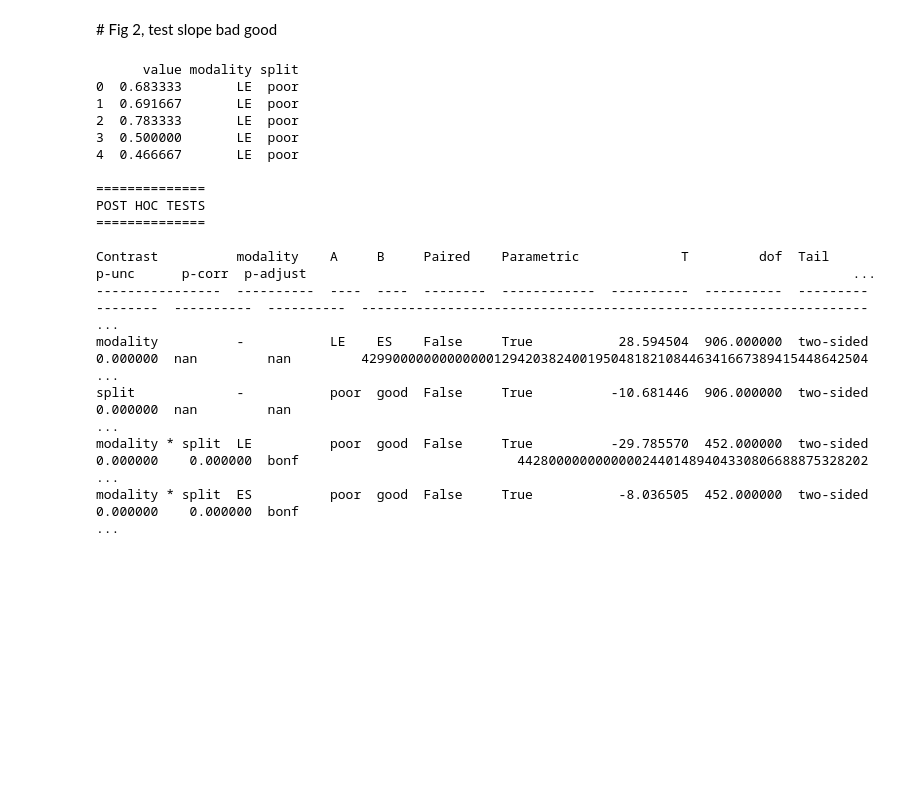
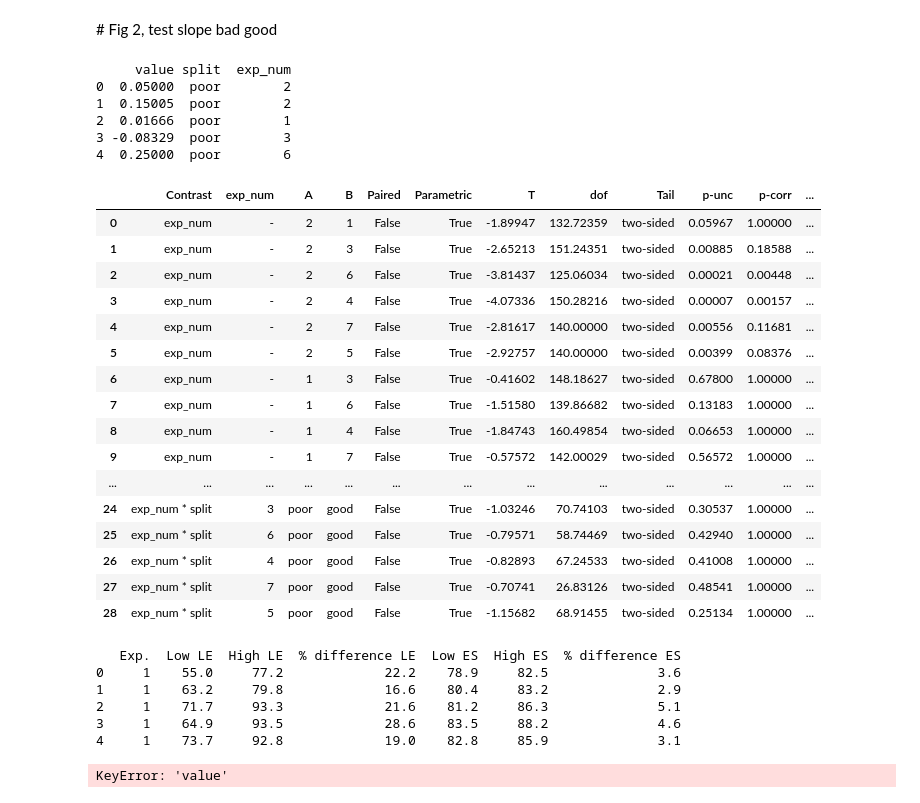
Before and after one commit to bsgarcia/RetrieveAndCompareAnalysis, a Jupyter notebook: python/stats.ipynb, the cells around one changed output. Saved outputs shown, nothing was run; the diff lists cells and outputs as text; code cells hidden in the pictures; blank space fills up the shorter version.

```diff
--- a/python/stats.ipynb
+++ b/python/stats.ipynb
@@ -42,7 +48,37 @@ modality * split  ES          poor  good  False     True           -7.522400  45
 # %% [markdown]
 # Fig 2, test slope bad good
+# %%
+filename = 'review_perf_fig2'
+df = read_csv(filename)
+
+pg.pairwise_ttests(dv='value', between=['exp_num', 'split'], subject='id',
+            data=df, padjust='bonf', parametric=True)
+# %% [output]
+     value split  exp_num
+0  0.05000  poor        2
+1  0.15005  poor        2
+2  0.01666  poor        1
+3 -0.08329  poor        3
+4  0.25000  poor        6
+|  | Contrast | exp_num | A | B | Paired | Parametric | T | dof | Tail | p-unc | p-corr | ... |
+| 0 | exp_num | - | 2 | 1 | False | True | -1.89947 | 132.72359 | two-sided | 0.05967 | 1.00000 | ... |
+| 1 | exp_num | - | 2 | 3 | False | True | -2.65213 | 151.24351 | two-sided | 0.00885 | 0.18588 | ... |
+| 2 | exp_num | - | 2 | 6 | False | True | -3.81437 | 125.06034 | two-sided | 0.00021 | 0.00448 | ... |
+| 3 | exp_num | - | 2 | 4 | False | True | -4.07336 | 150.28216 | two-sided | 0.00007 | 0.00157 | ... |
+| 4 | exp_num | - | 2 | 7 | False | True | -2.81617 | 140.00000 | two-sided | 0.00556 | 0.11681 | ... |
+| 5 | exp_num | - | 2 | 5 | False | True | -2.92757 | 140.00000 | two-sided | 0.00399 | 0.08376 | ... |
+| 6 | exp_num | - | 1 | 3 | False | True | -0.41602 | 148.18627 | two-sided | 0.67800 | 1.00000 | ... |
+| 7 | exp_num | - | 1 | 6 | False | True | -1.51580 | 139.86682 | two-sided | 0.13183 | 1.00000 | ... |
+| 8 | exp_num | - | 1 | 4 | False | True | -1.84743 | 160.49854 | two-sided | 0.06653 | 1.00000 | ... |
+| 9 | exp_num | - | 1 | 7 | False | True | -0.57572 | 142.00029 | two-sided | 0.56572 | 1.00000 | ... |
+| ... | ... | ... | ... | ... | ... | ... | ... | ... | ... | ... | ... | ... |
+| 24 | exp_num * split | 3 | poor | good | False | True | -1.03246 | 70.74103 | two-sided | 0.30537 | 1.00000 | ... |
+| 25 | exp_num * split | 6 | poor | good | False | True | -0.79571 | 58.74469 | two-sided | 0.42940 | 1.00000 | ... |
+| 26 | exp_num * split | 4 | poor | good | False | True | -0.82893 | 67.24533 | two-sided | 0.41008 | 1.00000 | ... |
+| 27 | exp_num * split | 7 | poor | good | False | True | -0.70741 | 26.83126 | two-sided | 0.48541 | 1.00000 | ... |
+| 28 | exp_num * split | 5 | poor | good | False | True | -1.15682 | 68.91455 | two-sided | 0.25134 | 1.00000 | ... |
 # %%
-filename = 'review_perf_fig2'
+filename = 'review_accuracy'
 df = read_csv(filename)
 
 res = pg.pairwise_ttests(dv='value', between=['modality', 'split'], subject='id',
@@ -50,20 +86,10 @@ res = pg.pairwise_ttests(dv='value', between=['modality', 'split'], subject='id'
 
 pg.print_table(res, floatfmt='.6f')
 # %% [output]
-      value modality split
-0  0.683333       LE  poor
-1  0.691667       LE  poor
-2  0.783333       LE  poor
-3  0.500000       LE  poor
-4  0.466667       LE  poor
-
-==============
-POST HOC TESTS
-==============
-
-Contrast          modality    A     B     Paired    Parametric             T         dof  Tail          p-unc      p-corr  p-adjust                                                                      ...
-----------------  ----------  ----  ----  --------  ------------  ----------  ----------  ---------  --------  ----------  ----------  ----------------------------------------------------------------- ...
-modality          -           LE    ES    False     True           28.594504  906.000000  two-sided  0.000000  nan         nan         42990000000000000129420382400195048182108446341667389415448642504 ...
-split             -           poor  good  False     True          -10.681446  906.000000  two-sided  0.000000  nan         nan                                                                           ...
-modality * split  LE          poor  good  False     True          -29.785570  452.000000  two-sided  0.000000    0.000000  bonf                            442800000000000024401489404330806688875328202 ...
-modality * split  ES          poor  good  False     True           -8.036505  452.000000  two-sided  0.000000    0.000000  bonf                                                                          ...
+   Exp.  Low LE  High LE  % difference LE  Low ES  High ES  % difference ES
+0     1    55.0     77.2             22.2    78.9     82.5              3.6
+1     1    63.2     79.8             16.6    80.4     83.2              2.9
+2     1    71.7     93.3             21.6    81.2     86.3              5.1
+3     1    64.9     93.5             28.6    83.5     88.2              4.6
+4     1    73.7     92.8             19.0    82.8     85.9              3.1
+KeyError: 'value'
```
Also changed, not shown: parts of 1 cell of this notebook, 33 other files.
